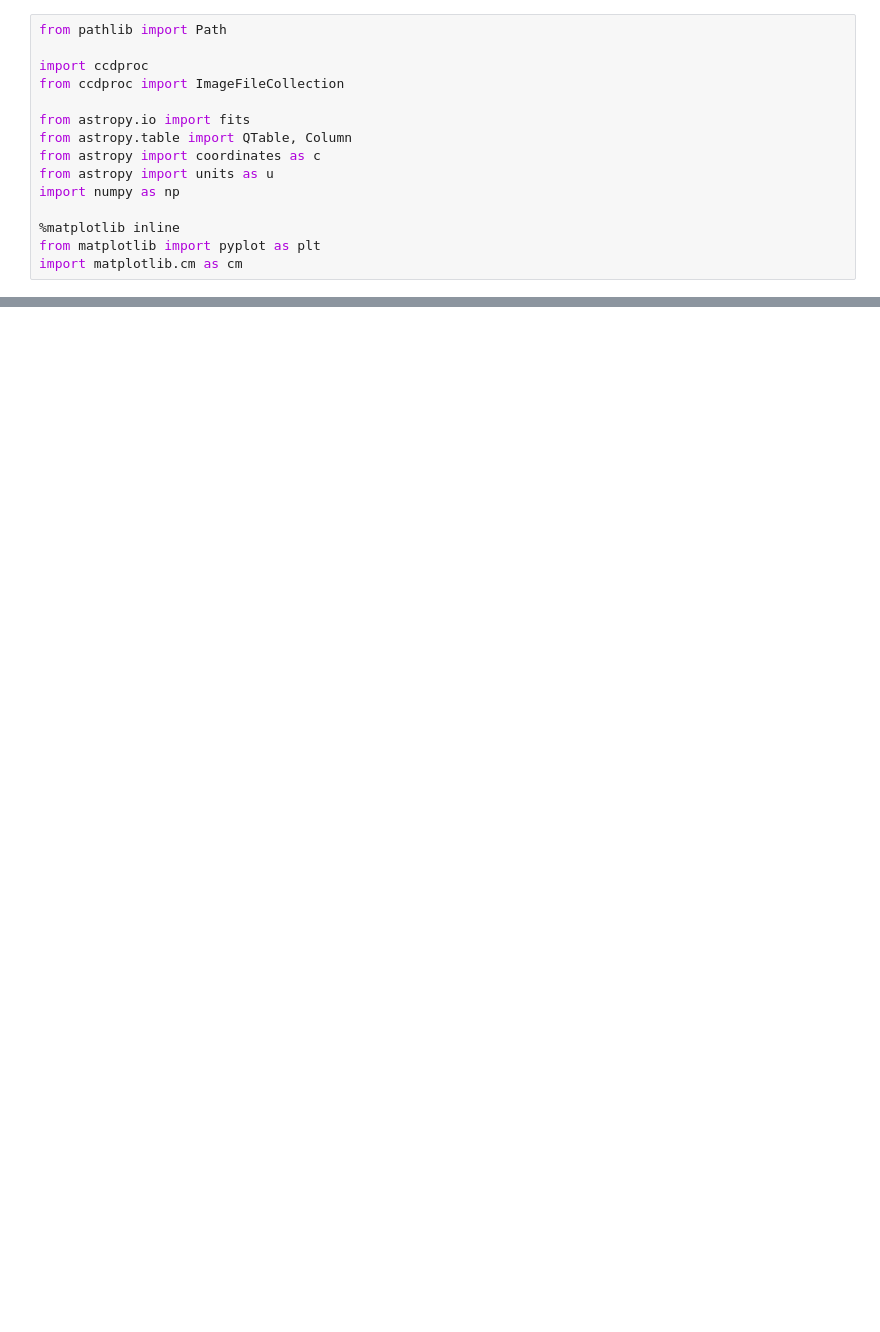
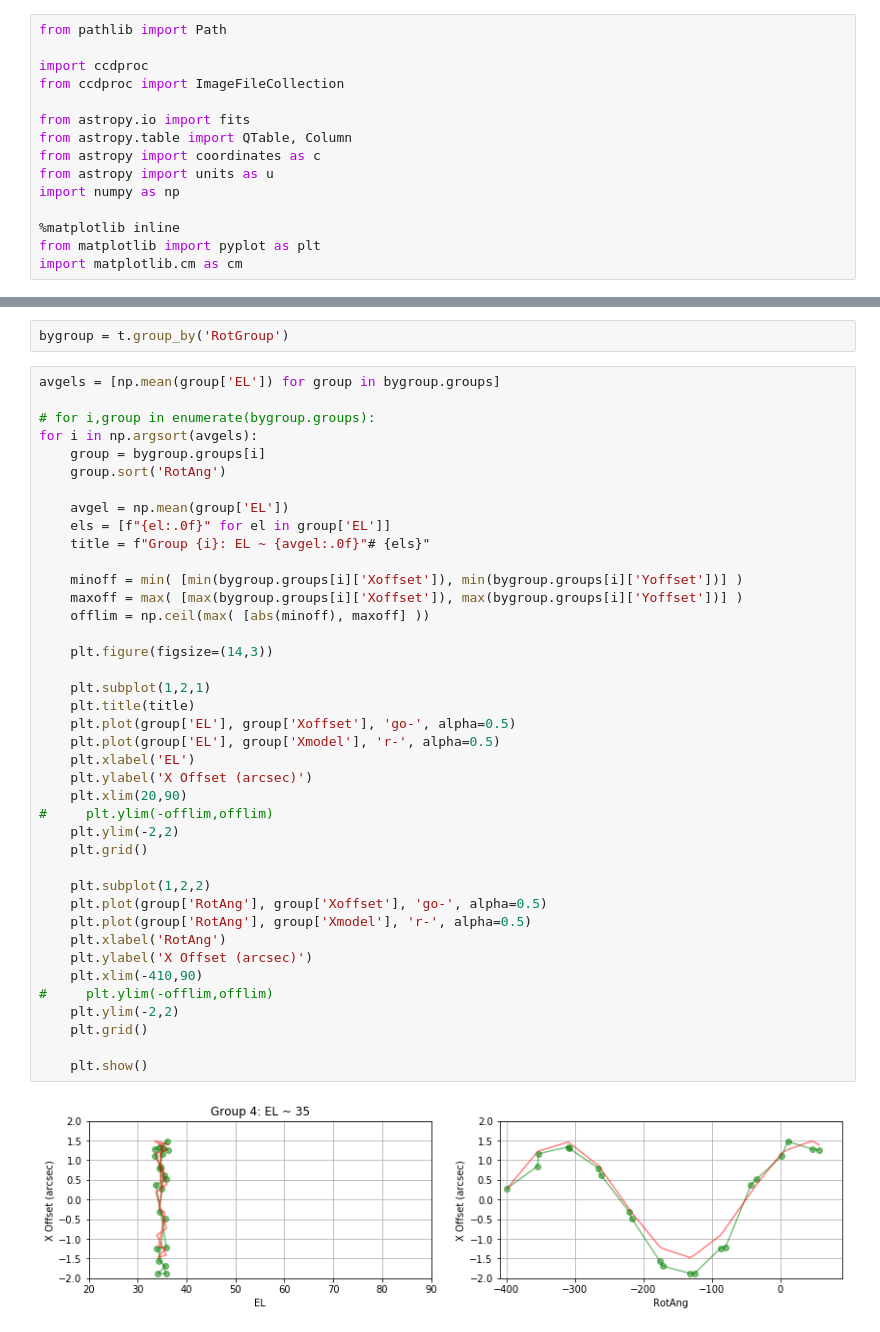
Before and after one commit to joshwalawender/MOSFIRE_GuiderFlexureModel, a Jupyter notebook: Guider Flexure.ipynb, the cells around one changed output, grey strips where cells are left out. Drawn from its saved outputs; the diff is of its cells as text; blank space fills up the shorter version.

```diff
--- a/Guider Flexure.ipynb
+++ b/Guider Flexure.ipynb
@@ -85,0 +179,44 @@ t.add_column(Column(yo, name='Ymodel'))
+# %%
+bygroup = t.group_by('RotGroup')
+# %%
+avgels = [np.mean(group['EL']) for group in bygroup.groups]
+
+# for i,group in enumerate(bygroup.groups):
+for i in np.argsort(avgels):
+    group = bygroup.groups[i]
+    group.sort('RotAng')
+
+    avgel = np.mean(group['EL'])
+    els = [f"{el:.0f}" for el in group['EL']]
+    title = f"Group {i}: EL ~ {avgel:.0f}"# {els}"
+
+    minoff = min( [min(bygroup.groups[i]['Xoffset']), min(bygroup.groups[i]['Yoffset'])] )
+    maxoff = max( [max(bygroup.groups[i]['Xoffset']), max(bygroup.groups[i]['Yoffset'])] )
+    offlim = np.ceil(max( [abs(minoff), maxoff] ))
+
+    plt.figure(figsize=(14,3))
+
+    plt.subplot(1,2,1)
+    plt.title(title)
+    plt.plot(group['EL'], group['Xoffset'], 'go-', alpha=0.5)
+    plt.plot(group['EL'], group['Xmodel'], 'r-', alpha=0.5)
+    plt.xlabel('EL')
+    plt.ylabel('X Offset (arcsec)')
+    plt.xlim(20,90)
+#     plt.ylim(-offlim,offlim)
+    plt.ylim(-2,2)
+    plt.grid()
+
+    plt.subplot(1,2,2)
+    plt.plot(group['RotAng'], group['Xoffset'], 'go-', alpha=0.5)
+    plt.plot(group['RotAng'], group['Xmodel'], 'r-', alpha=0.5)
+    plt.xlabel('RotAng')
+    plt.ylabel('X Offset (arcsec)')
+    plt.xlim(-410,90)
+#     plt.ylim(-offlim,offlim)
+    plt.ylim(-2,2)
+    plt.grid()
+
+    plt.show()
+# %% [output]
+[figure, added]
```
Also changed, not shown: parts of 19 cells of this notebook.
